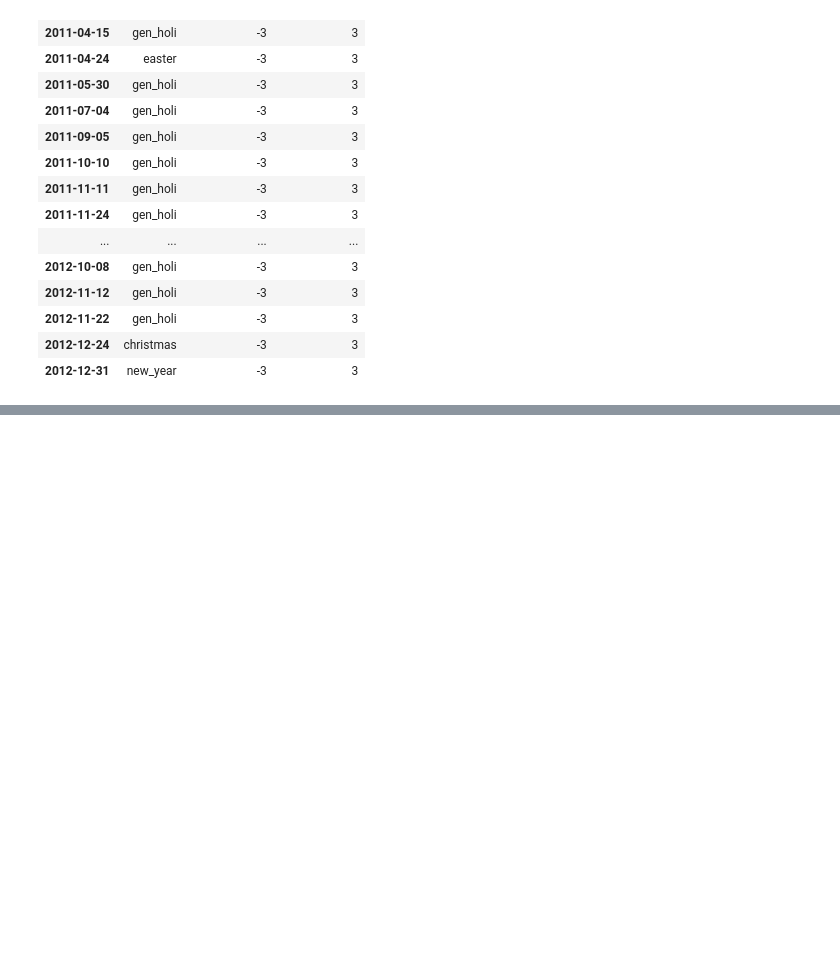
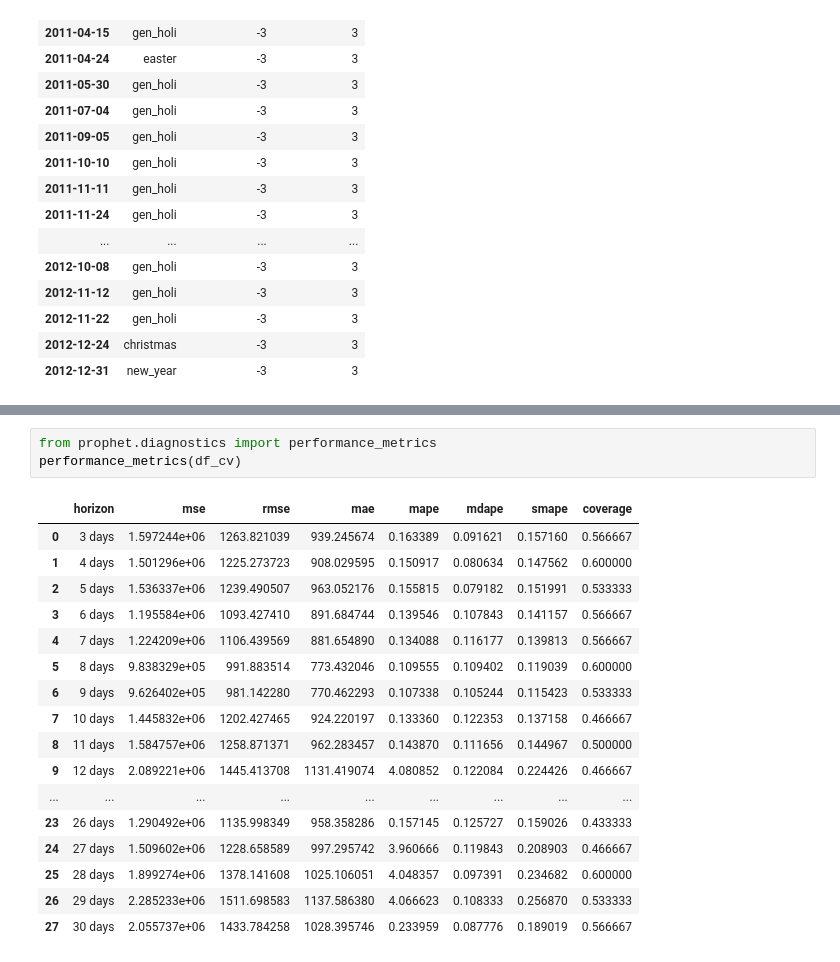
Before and after one commit to salgadosp/time_series, a Jupyter notebook: prophet.ipynb, the cells around one changed output, grey strips where cells are left out. Drawn from its saved outputs; the diff is of its cells as text; blank space fills up the shorter version.

```diff
--- a/prophet.ipynb
+++ b/prophet.ipynb
@@ -171,0 +224,21 @@ holidays.sort_index()#.asfreq('D')
+# %%
+from prophet.diagnostics import performance_metrics
+performance_metrics(df_cv)
+# %% [output]
+|  | horizon | mse | rmse | mae | mape | mdape | smape | coverage |
+| 0 | 3 days | 1.597244e+06 | 1263.821039 | 939.245674 | 0.163389 | 0.091621 | 0.157160 | 0.566667 |
+| 1 | 4 days | 1.501296e+06 | 1225.273723 | 908.029595 | 0.150917 | 0.080634 | 0.147562 | 0.600000 |
+| 2 | 5 days | 1.536337e+06 | 1239.490507 | 963.052176 | 0.155815 | 0.079182 | 0.151991 | 0.533333 |
+| 3 | 6 days | 1.195584e+06 | 1093.427410 | 891.684744 | 0.139546 | 0.107843 | 0.141157 | 0.566667 |
+| 4 | 7 days | 1.224209e+06 | 1106.439569 | 881.654890 | 0.134088 | 0.116177 | 0.139813 | 0.566667 |
+| 5 | 8 days | 9.838329e+05 | 991.883514 | 773.432046 | 0.109555 | 0.109402 | 0.119039 | 0.600000 |
+| 6 | 9 days | 9.626402e+05 | 981.142280 | 770.462293 | 0.107338 | 0.105244 | 0.115423 | 0.533333 |
+| 7 | 10 days | 1.445832e+06 | 1202.427465 | 924.220197 | 0.133360 | 0.122353 | 0.137158 | 0.466667 |
+| 8 | 11 days | 1.584757e+06 | 1258.871371 | 962.283457 | 0.143870 | 0.111656 | 0.144967 | 0.500000 |
+| 9 | 12 days | 2.089221e+06 | 1445.413708 | 1131.419074 | 4.080852 | 0.122084 | 0.224426 | 0.466667 |
+| ... | ... | ... | ... | ... | ... | ... | ... | ... |
+| 23 | 26 days | 1.290492e+06 | 1135.998349 | 958.358286 | 0.157145 | 0.125727 | 0.159026 | 0.433333 |
+| 24 | 27 days | 1.509602e+06 | 1228.658589 | 997.295742 | 3.960666 | 0.119843 | 0.208903 | 0.466667 |
+| 25 | 28 days | 1.899274e+06 | 1378.141608 | 1025.106051 | 4.048357 | 0.097391 | 0.234682 | 0.600000 |
+| 26 | 29 days | 2.285233e+06 | 1511.698583 | 1137.586380 | 4.066623 | 0.108333 | 0.256870 | 0.533333 |
+| 27 | 30 days | 2.055737e+06 | 1433.784258 | 1028.395746 | 0.233959 | 0.087776 | 0.189019 | 0.566667 |
```
Also changed, not shown: parts of 26 cells of this notebook, 1 other file.
